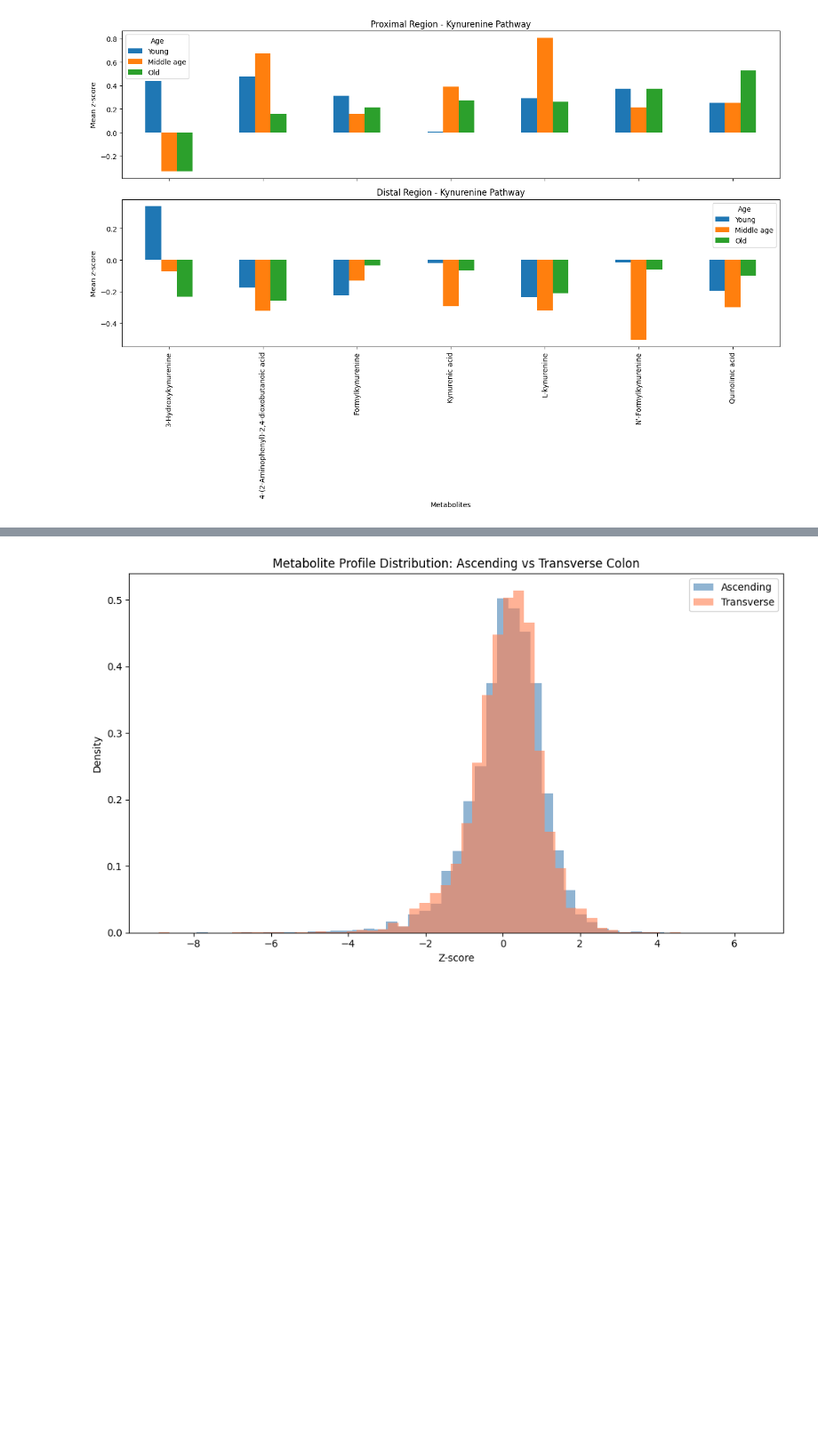
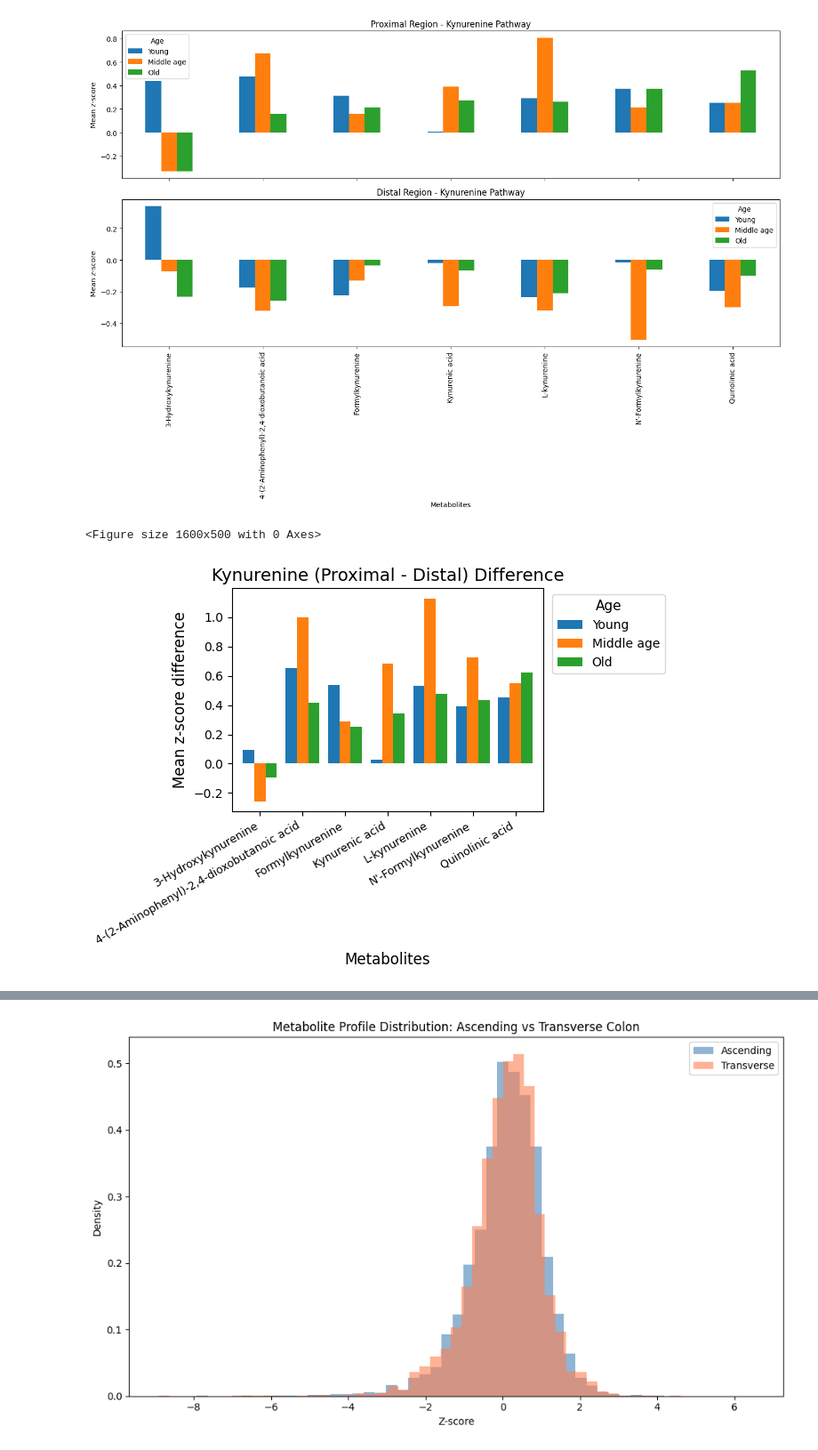
Before and after one commit to CadenBold/intestinal-omics, a Jupyter notebook: working.ipynb, the cells around one changed output, grey strips where cells are left out. Shown at 89% size. Drawn from its saved outputs; the diff is of its cells as text; code cells hidden in the pictures; blank space fills up the shorter version.

```diff
--- a/working.ipynb
+++ b/working.ipynb
@@ -840,3 +827,26 @@ plot_pathway_bars(prox_means_kyn, dist_means_kyn, 'Kynurenine Pathway')
 # %% [output]
 [figure]
 [figure]
+# %%
+dif_kyn = prox_means_kyn - dist_means_kyn
+dif_ser = prox_means_sero - dist_means_sero
+
+
+
+plt.figure(figsize=(16, 5))
+
+ax = dif_kyn.plot(kind='bar', width=0.8)
+
+plt.title('Kynurenine (Proximal - Distal) Difference', fontsize=14)
+plt.ylabel('Mean z-score difference', fontsize=12)
+plt.xlabel('Metabolites', fontsize=12)
+
+ax.set_xticklabels(ax.get_xticklabels(), rotation=30, ha='right', fontsize=9)
+
+ax.legend(title='Age', bbox_to_anchor=(1.01, 1), loc='upper left', fontsize=10, title_fontsize=11)
+
+plt.tight_layout()
+plt.show()
+# %% [output]
+<Figure size 1600x500 with 0 Axes>
+[figure, added]
```
Also changed, not shown: parts of 6 cells of this notebook.
